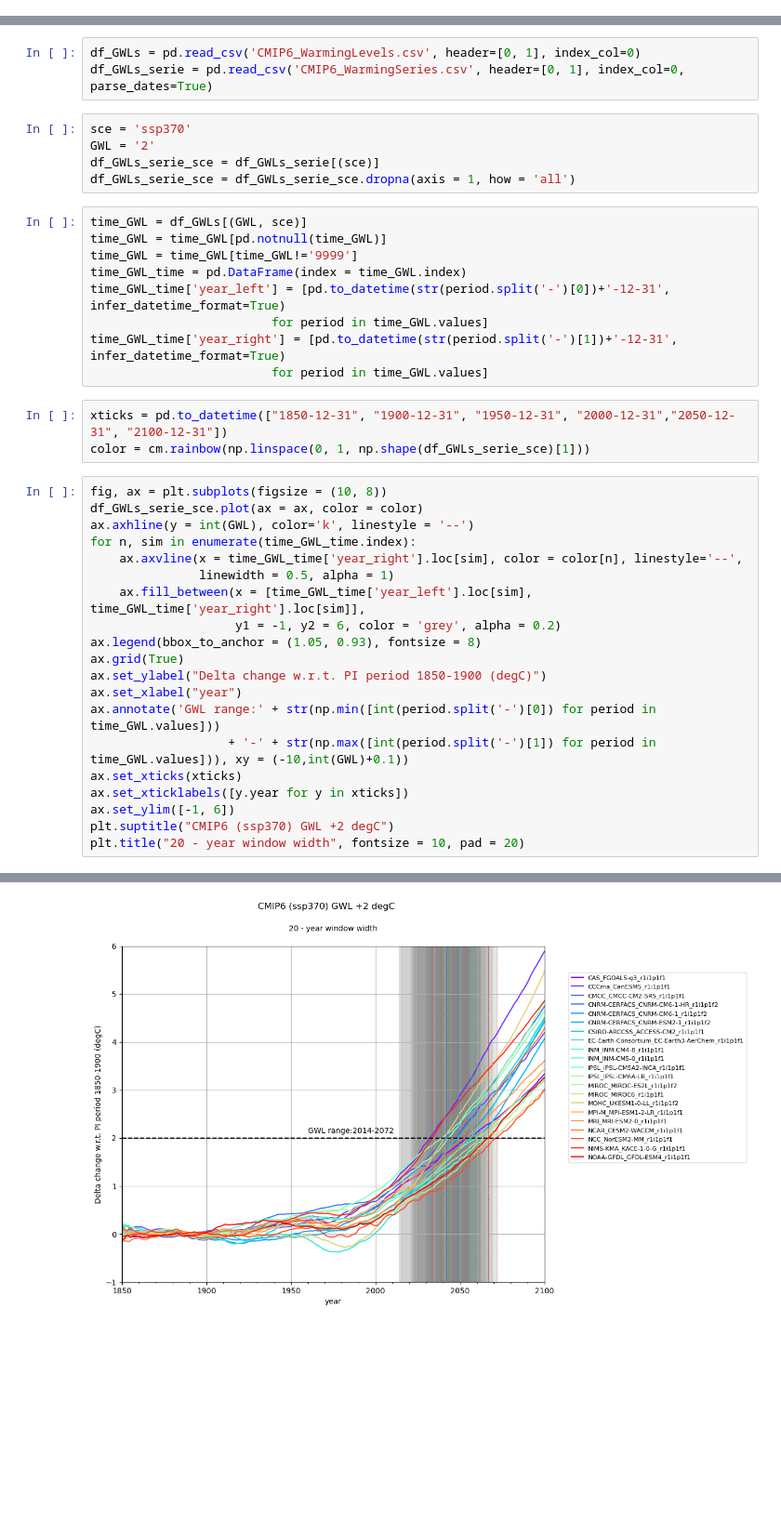
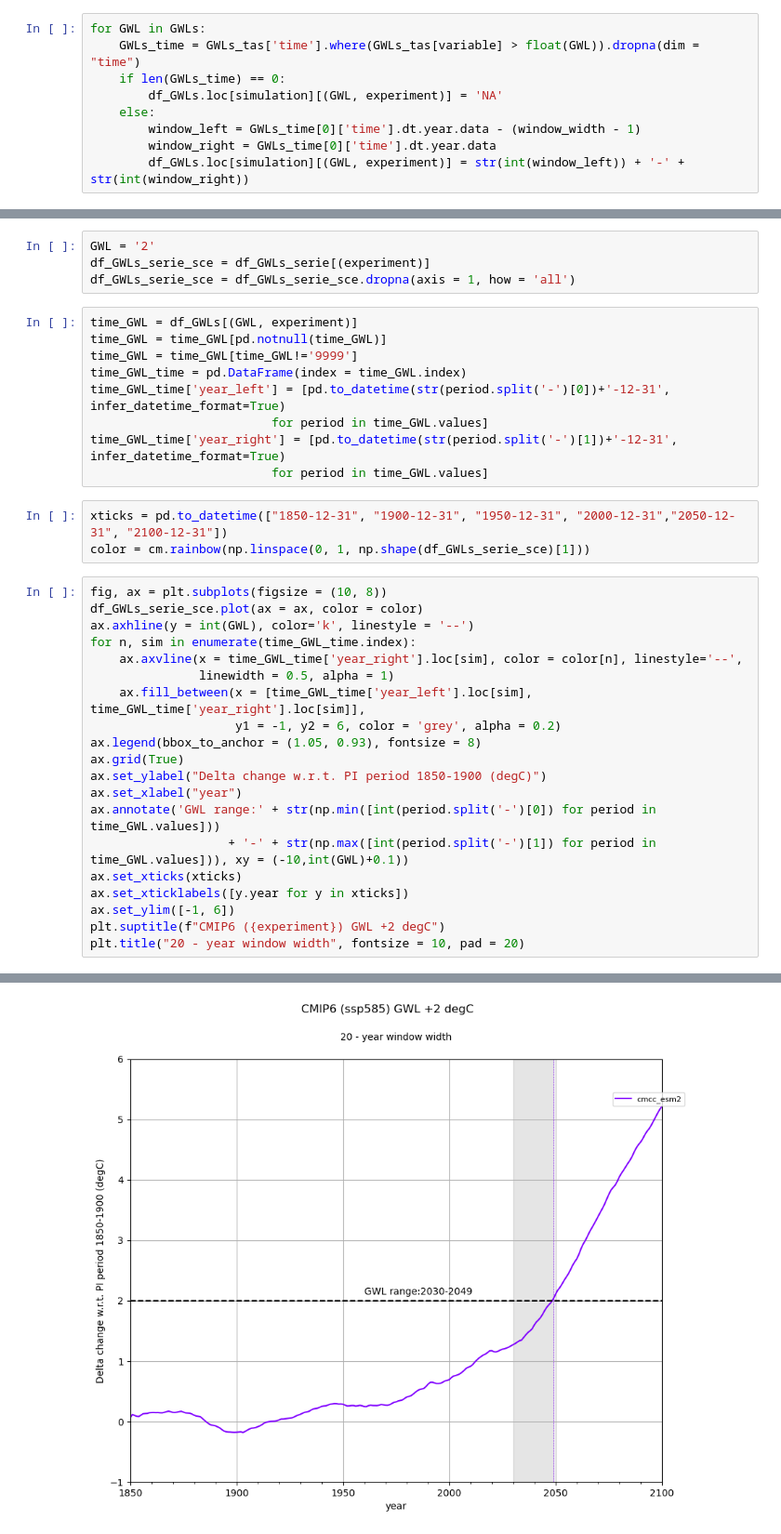
Before and after one commit to sylvainmarchi/c3s-atlas, a Jupyter notebook: book/notebooks/GWLs.ipynb, the cells around one changed output, grey strips where cells are left out. Shown at 93% size. Drawn from its saved outputs; the diff is of its cells as text; blank space fills up the shorter version.

```diff
--- a/book/notebooks/GWLs.ipynb
+++ b/book/notebooks/GWLs.ipynb
@@ -167,0 +174,9 @@ for project in projects:
+# %%
+for GWL in GWLs:
+    GWLs_time = GWLs_tas['time'].where(GWLs_tas[variable] > float(GWL)).dropna(dim = "time")
+    if len(GWLs_time) == 0:
+        df_GWLs.loc[simulation][(GWL, experiment)] = 'NA'
+    else:
+        window_left = GWLs_time[0]['time'].dt.year.data - (window_width - 1)
+        window_right = GWLs_time[0]['time'].dt.year.data
+        df_GWLs.loc[simulation][(GWL, experiment)] = str(int(window_left)) + '-' + str(int(window_right))
@@ -170,13 +193,9 @@ for project in projects:
-# %%
-df_GWLs = pd.read_csv('CMIP6_WarmingLevels.csv', header=[0, 1], index_col=0)
-df_GWLs_serie = pd.read_csv('CMIP6_WarmingSeries.csv', header=[0, 1], index_col=0, parse_dates=True)
 # %%
-sce = 'ssp370'
 GWL = '2'
-df_GWLs_serie_sce = df_GWLs_serie[(sce)]
+df_GWLs_serie_sce = df_GWLs_serie[(experiment)]
 df_GWLs_serie_sce = df_GWLs_serie_sce.dropna(axis = 1, how = 'all')
 # %%
-time_GWL = df_GWLs[(GWL, sce)]
+time_GWL = df_GWLs[(GWL, experiment)]
 time_GWL = time_GWL[pd.notnull(time_GWL)]
 time_GWL = time_GWL[time_GWL!='9999']
 time_GWL_time = pd.DataFrame(index = time_GWL.index)
@@ -190,23 +209,23 @@ color = cm.rainbow(np.linspace(0, 1, np.shape(df_GWLs_serie_sce)[1]))
 # %%
 fig, ax = plt.subplots(figsize = (10, 8))
 df_GWLs_serie_sce.plot(ax = ax, color = color)
 ax.axhline(y = int(GWL), color='k', linestyle = '--')
 for n, sim in enumerate(time_GWL_time.index):
     ax.axvline(x = time_GWL_time['year_right'].loc[sim], color = color[n], linestyle='--',
                linewidth = 0.5, alpha = 1)
     ax.fill_between(x = [time_GWL_time['year_left'].loc[sim], time_GWL_time['year_right'].loc[sim]],
                     y1 = -1, y2 = 6, color = 'grey', alpha = 0.2)
 ax.legend(bbox_to_anchor = (1.05, 0.93), fontsize = 8)
 ax.grid(True)
 ax.set_ylabel("Delta change w.r.t. PI period 1850-1900 (degC)")
 ax.set_xlabel("year")
 ax.annotate('GWL range:' + str(np.min([int(period.split('-')[0]) for period in time_GWL.values]))
                    + '-' + str(np.max([int(period.split('-')[1]) for period in time_GWL.values])), xy = (-10,int(GWL)+0.1))
 ax.set_xticks(xticks)
 ax.set_xticklabels([y.year for y in xticks])
 ax.set_ylim([-1, 6])
-plt.suptitle("CMIP6 (ssp370) GWL +2 degC")
+plt.suptitle(f"CMIP6 ({experiment}) GWL +2 degC")
 plt.title("20 - year window width", fontsize = 10, pad = 20)
 # %% [output]
 Text(0.5, 1.0, '20 - year window width')
-[figure, old version]
+[figure, new version]
```
Also changed, not shown: parts of 66 cells of this notebook, 10 other files.
